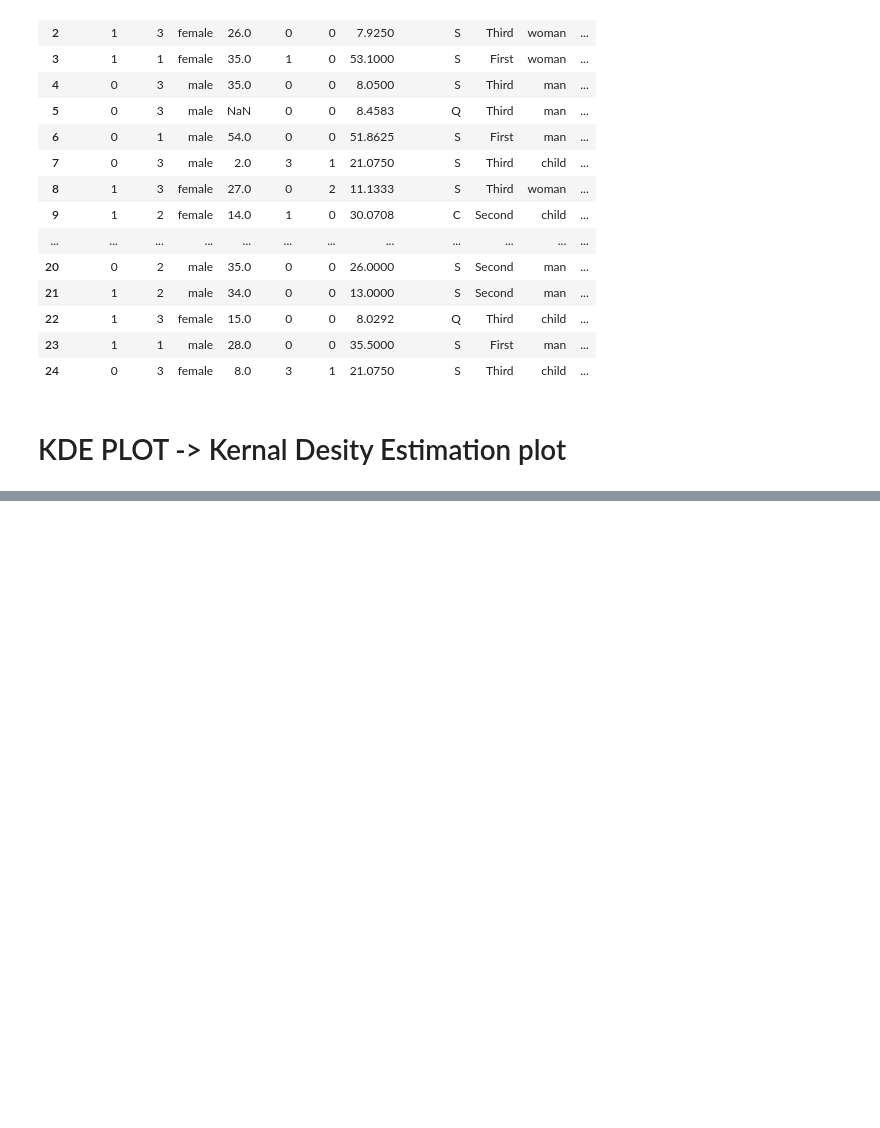
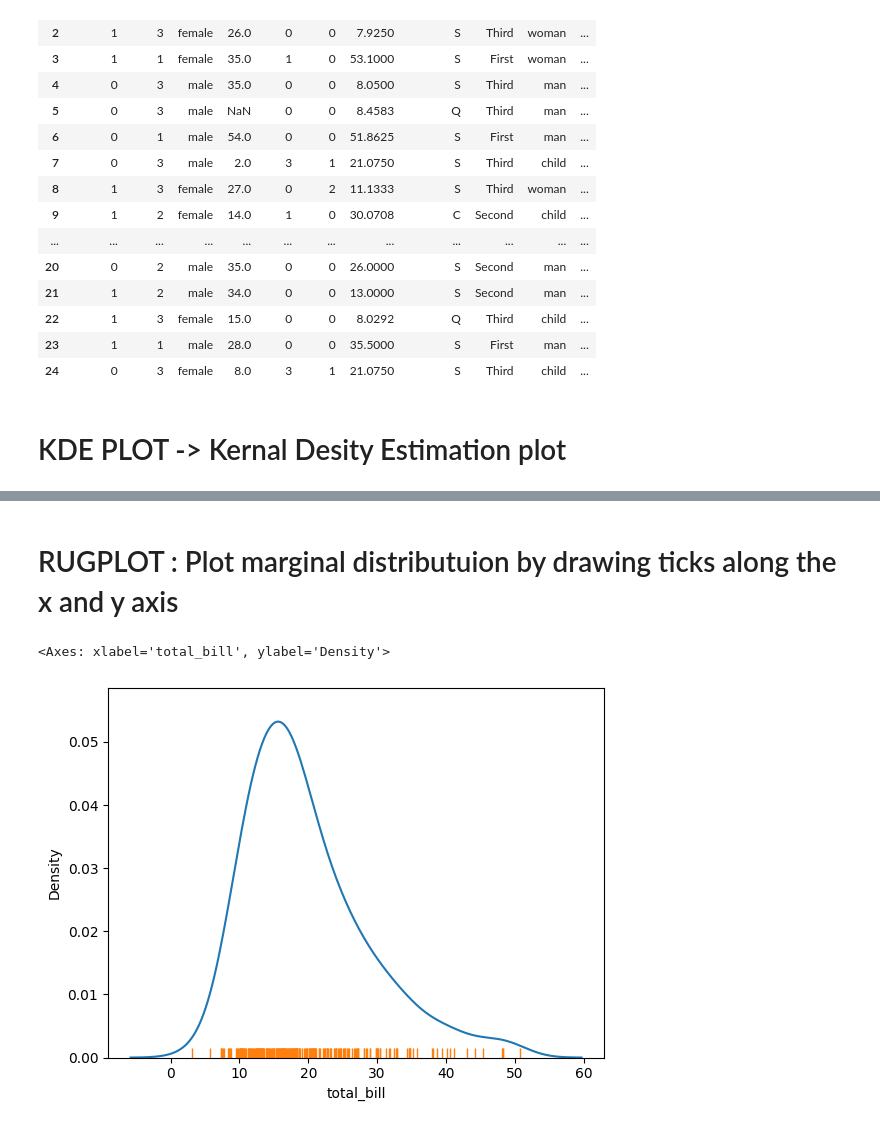
Before and after one commit to Shivam-fibo/Seaborn-Python, a Jupyter notebook: Distibution Plot.ipynb, the cells around one changed output, grey strips where cells are left out. Saved outputs shown, nothing was run; the diff lists cells and outputs as text; code cells hidden in the pictures; blank space fills up the shorter version.

```diff
--- a/Distibution Plot.ipynb
+++ b/Distibution Plot.ipynb
@@ -87,0 +101,9 @@ titanic.head(25)
+# %% [markdown]
+#    RUGPLOT : Plot marginal distributuion by drawing ticks along the x and y axis
+# %%
+
+sns.kdeplot(data = tips, x = 'total_bill')
+sns.rugplot(data = tips, x = 'total_bill')
+# %% [output]
+<Axes: xlabel='total_bill', ylabel='Density'>
+[figure, added]
```
Also changed, not shown: parts of 16 cells of this notebook, 2 other files.
